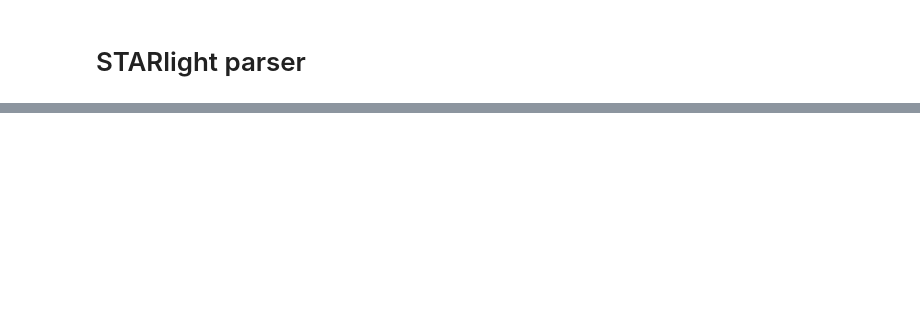
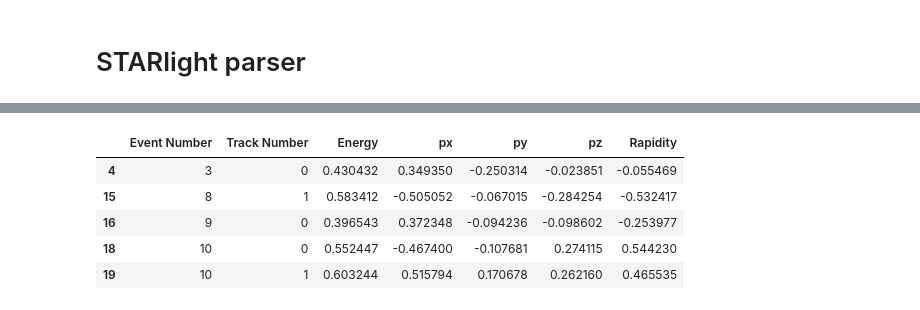
Before and after one commit to siragoni/ML-upc-phi, a Jupyter notebook: predictions.ipynb, the cells around one changed output, grey strips where cells are left out. Saved outputs shown, nothing was run; the diff lists cells and outputs as text; code cells hidden in the pictures; blank space fills up the shorter version.

```diff
--- a/predictions.ipynb
+++ b/predictions.ipynb
@@ -1725,0 +426,9 @@ Plots saved to folder: model_analysis_plots
+# %%
+filtered_df.head()
+# %% [output]
+|  | Event Number | Track Number | Energy | px | py | pz | Rapidity |
+| 4 | 3 | 0 | 0.430432 | 0.349350 | -0.250314 | -0.023851 | -0.055469 |
+| 15 | 8 | 1 | 0.583412 | -0.505052 | -0.067015 | -0.284254 | -0.532417 |
+| 16 | 9 | 0 | 0.396543 | 0.372348 | -0.094236 | -0.098602 | -0.253977 |
+| 18 | 10 | 0 | 0.552447 | -0.467400 | -0.107681 | 0.274115 | 0.544230 |
+| 19 | 10 | 1 | 0.603244 | 0.515794 | 0.170678 | 0.262160 | 0.465535 |
```
Also changed, not shown: parts of 54 cells of this notebook.
